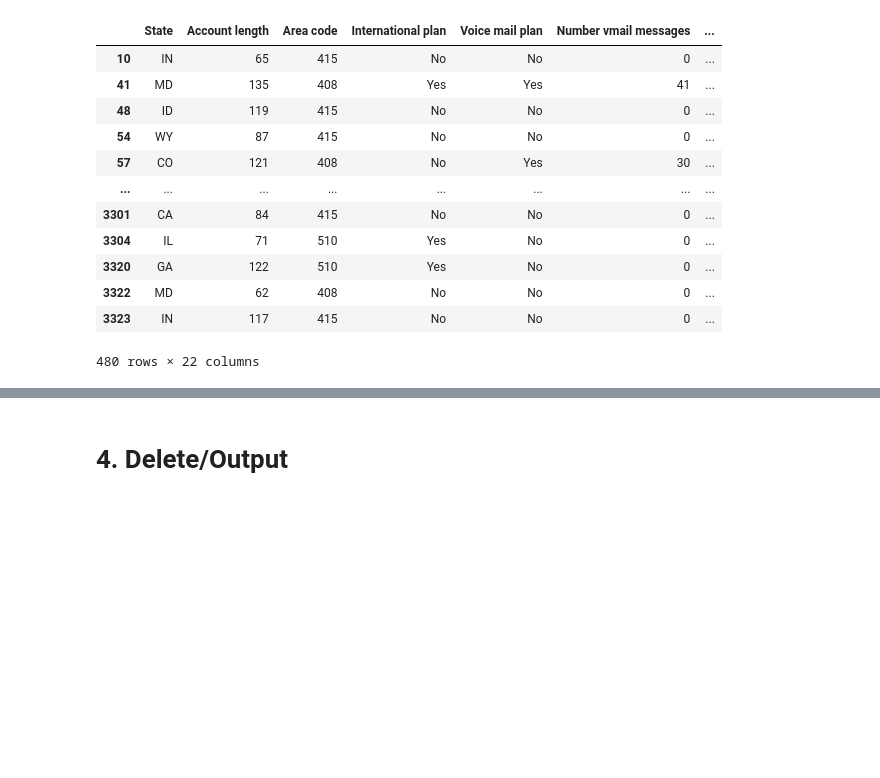
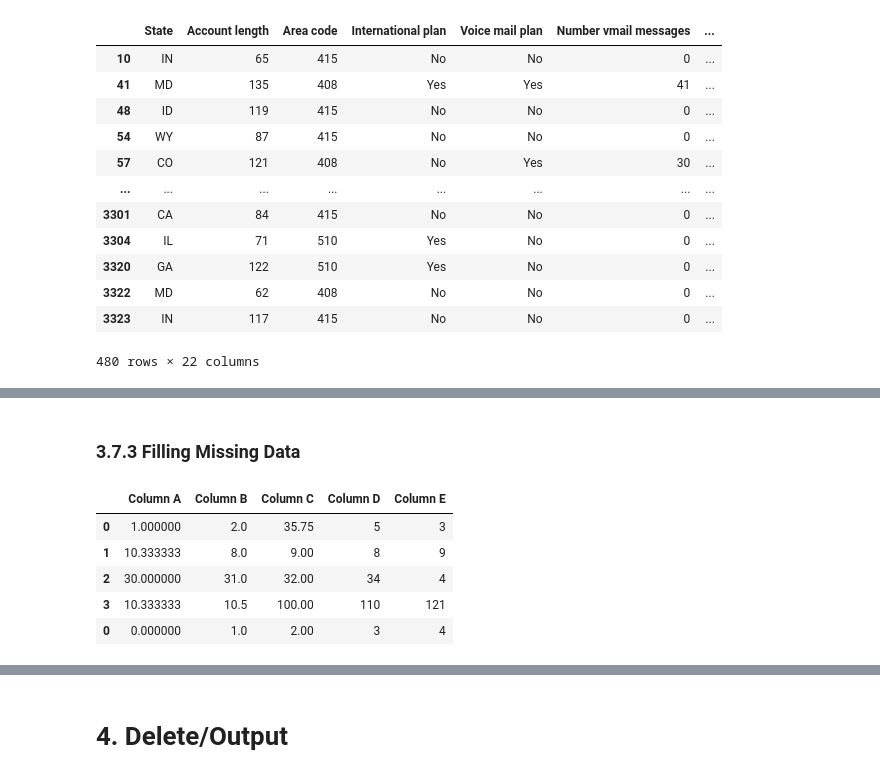
Before and after one commit to tinapyp/data-science-learning, a Jupyter notebook: Libraries/Pandas/pandas.ipynb, the cells around one changed output, grey strips where cells are left out. Drawn from its saved outputs; the diff is of its cells as text; code cells hidden in the pictures; blank space fills up the shorter version.

```diff
--- a/Libraries/Pandas/pandas.ipynb
+++ b/Libraries/Pandas/pandas.ipynb
@@ -429,0 +583,11 @@ df[df['Churn']==True]
+# %% [markdown]
+### 3.7.3 Filling Missing Data
+# %%
+df.fillna(df.mean()) # fill with mean
+# %% [output]
+|  | Column A | Column B | Column C | Column D | Column E |
+| 0 | 1.000000 | 2.0 | 35.75 | 5 | 3 |
+| 1 | 10.333333 | 8.0 | 9.00 | 8 | 9 |
+| 2 | 30.000000 | 31.0 | 32.00 | 34 | 4 |
+| 3 | 10.333333 | 10.5 | 100.00 | 110 | 121 |
+| 0 | 0.000000 | 1.0 | 2.00 | 3 | 4 |
```
Also changed, not shown: parts of 55 cells of this notebook.
